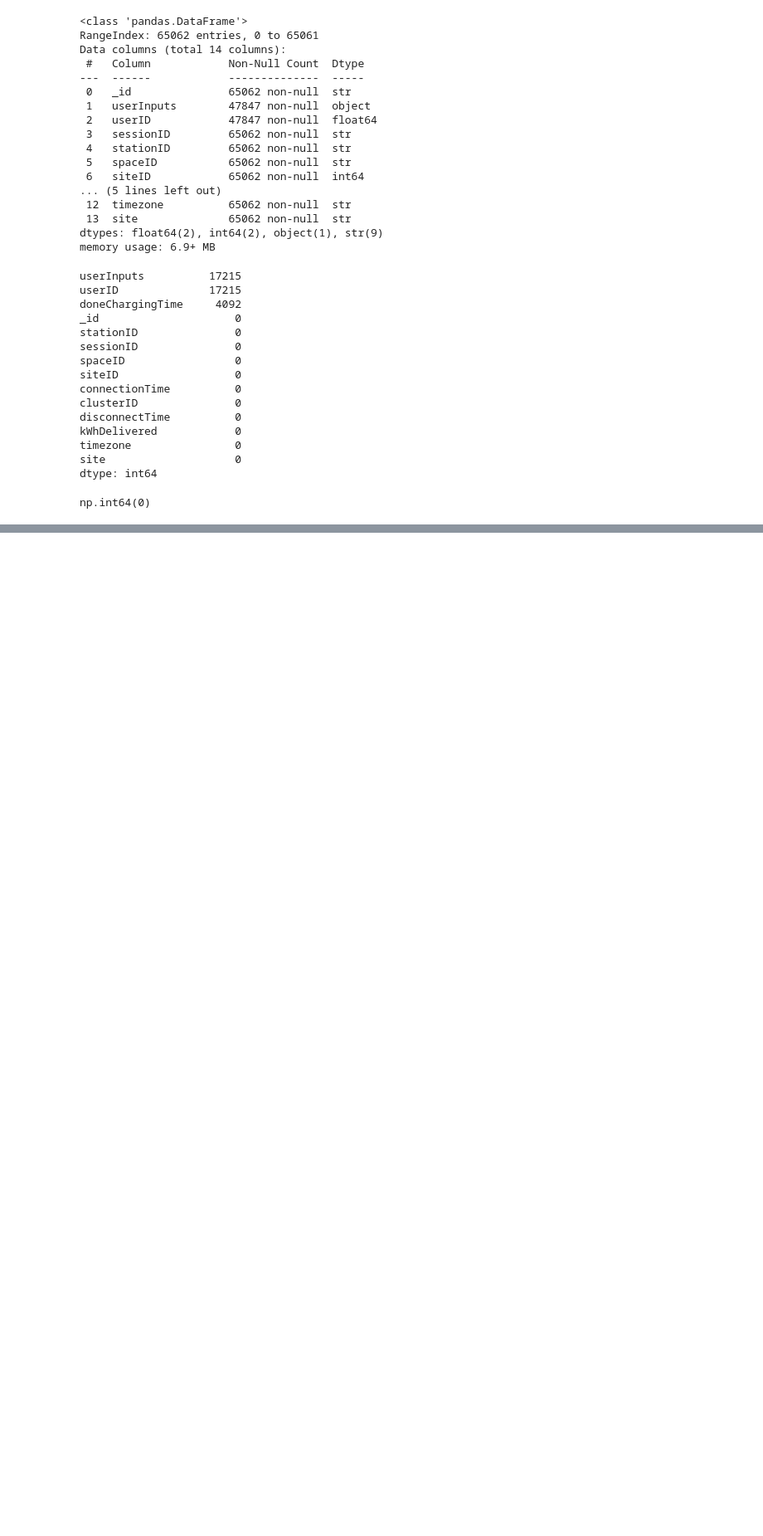
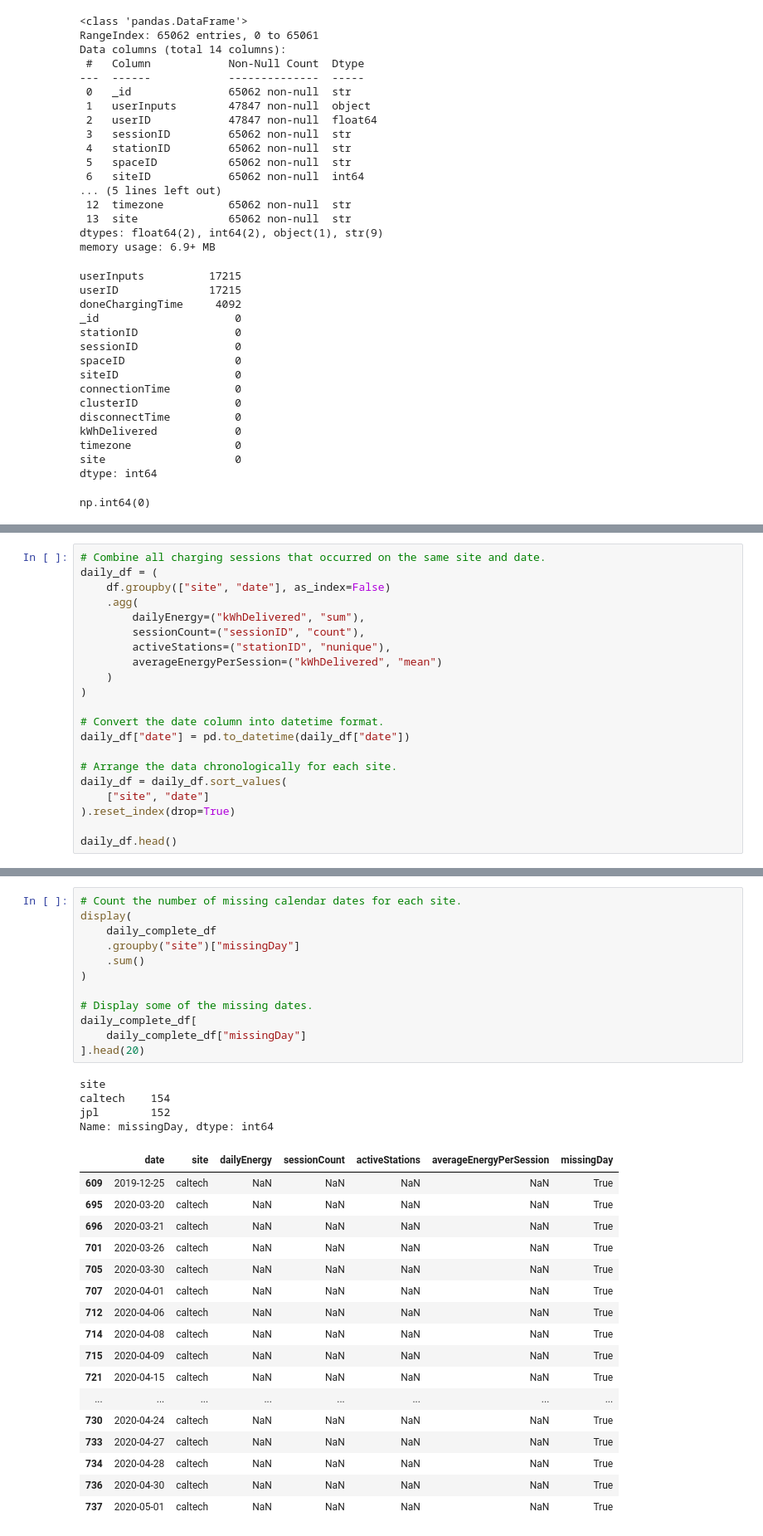
Before and after one commit to mikedalanon/EV-Thesis, a Jupyter notebook: EV_ConceptDriftAware_Thesis.ipynb, the cells around one changed output, grey strips where cells are left out. Shown at 83% size. Drawn from its saved outputs; the diff is of its cells as text; blank space fills up the shorter version.

Commit message:
Processing: Merge Dates, Add Markdowns & Check Missing Days

```diff
--- a/EV_ConceptDriftAware_Thesis.ipynb
+++ b/EV_ConceptDriftAware_Thesis.ipynb
@@ -145,0 +162,21 @@ dtype: int64
+# %%
+# Combine all charging sessions that occurred on the same site and date.
+daily_df = (
+    df.groupby(["site", "date"], as_index=False)
+    .agg(
+        dailyEnergy=("kWhDelivered", "sum"),
+        sessionCount=("sessionID", "count"),
+        activeStations=("stationID", "nunique"),
+        averageEnergyPerSession=("kWhDelivered", "mean")
+    )
+)
+
+# Convert the date column into datetime format.
+daily_df["date"] = pd.to_datetime(daily_df["date"])
+
+# Arrange the data chronologically for each site.
+daily_df = daily_df.sort_values(
+    ["site", "date"]
+).reset_index(drop=True)
+
+daily_df.head()
@@ -145,0 +268,34 @@ dtype: int64
+# %%
+# Count the number of missing calendar dates for each site.
+display(
+    daily_complete_df
+    .groupby("site")["missingDay"]
+    .sum()
+)
+
+# Display some of the missing dates.
+daily_complete_df[
+    daily_complete_df["missingDay"]
+].head(20)
+# %% [output]
+site
+caltech    154
+jpl        152
+Name: missingDay, dtype: int64
+|  | date | site | dailyEnergy | sessionCount | activeStations | averageEnergyPerSession | missingDay |
+| 609 | 2019-12-25 | caltech | NaN | NaN | NaN | NaN | True |
+| 695 | 2020-03-20 | caltech | NaN | NaN | NaN | NaN | True |
+| 696 | 2020-03-21 | caltech | NaN | NaN | NaN | NaN | True |
+| 701 | 2020-03-26 | caltech | NaN | NaN | NaN | NaN | True |
+| 705 | 2020-03-30 | caltech | NaN | NaN | NaN | NaN | True |
+| 707 | 2020-04-01 | caltech | NaN | NaN | NaN | NaN | True |
+| 712 | 2020-04-06 | caltech | NaN | NaN | NaN | NaN | True |
+| 714 | 2020-04-08 | caltech | NaN | NaN | NaN | NaN | True |
+| 715 | 2020-04-09 | caltech | NaN | NaN | NaN | NaN | True |
+| 721 | 2020-04-15 | caltech | NaN | NaN | NaN | NaN | True |
+| ... | ... | ... | ... | ... | ... | ... | ... |
+| 730 | 2020-04-24 | caltech | NaN | NaN | NaN | NaN | True |
+| 733 | 2020-04-27 | caltech | NaN | NaN | NaN | NaN | True |
+| 734 | 2020-04-28 | caltech | NaN | NaN | NaN | NaN | True |
+| 736 | 2020-04-30 | caltech | NaN | NaN | NaN | NaN | True |
+| 737 | 2020-05-01 | caltech | NaN | NaN | NaN | NaN | True |
```
Also changed, not shown: parts of 7 cells of this notebook.
